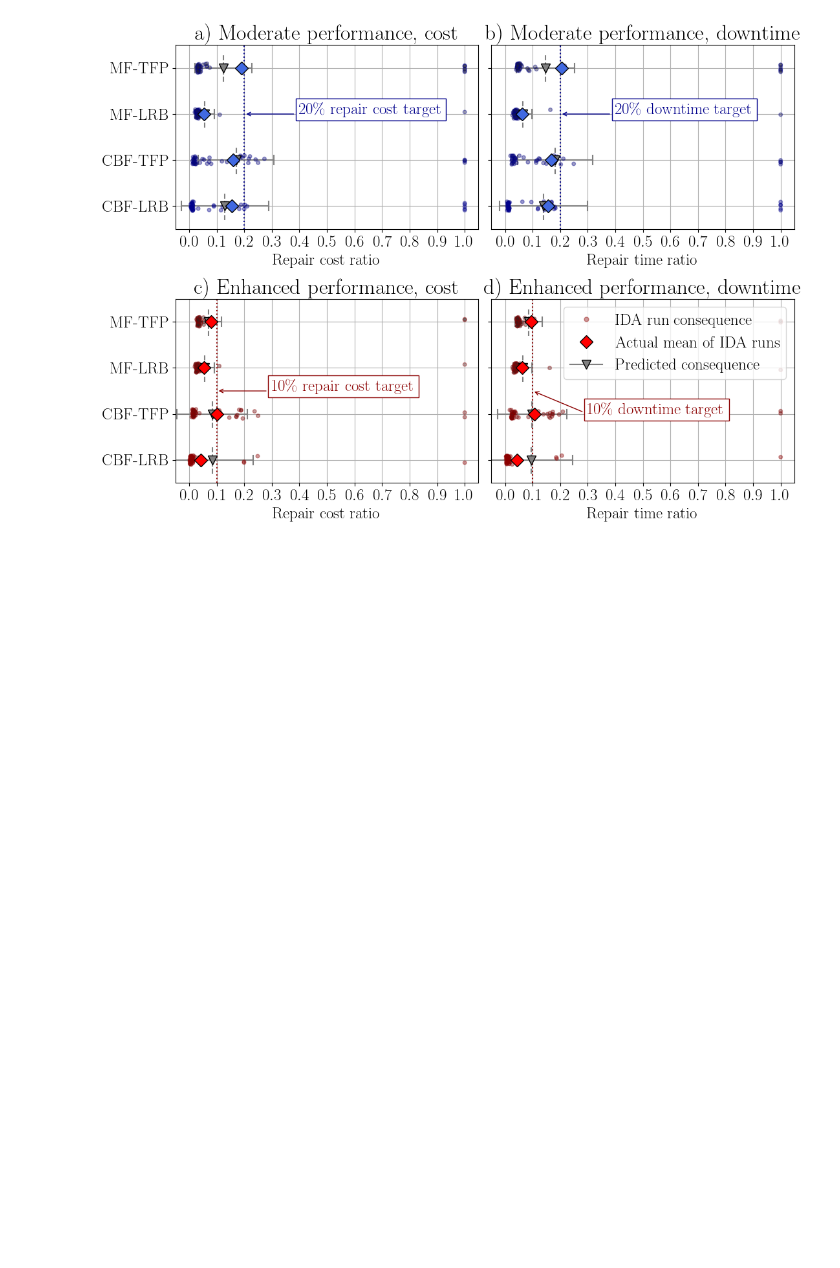
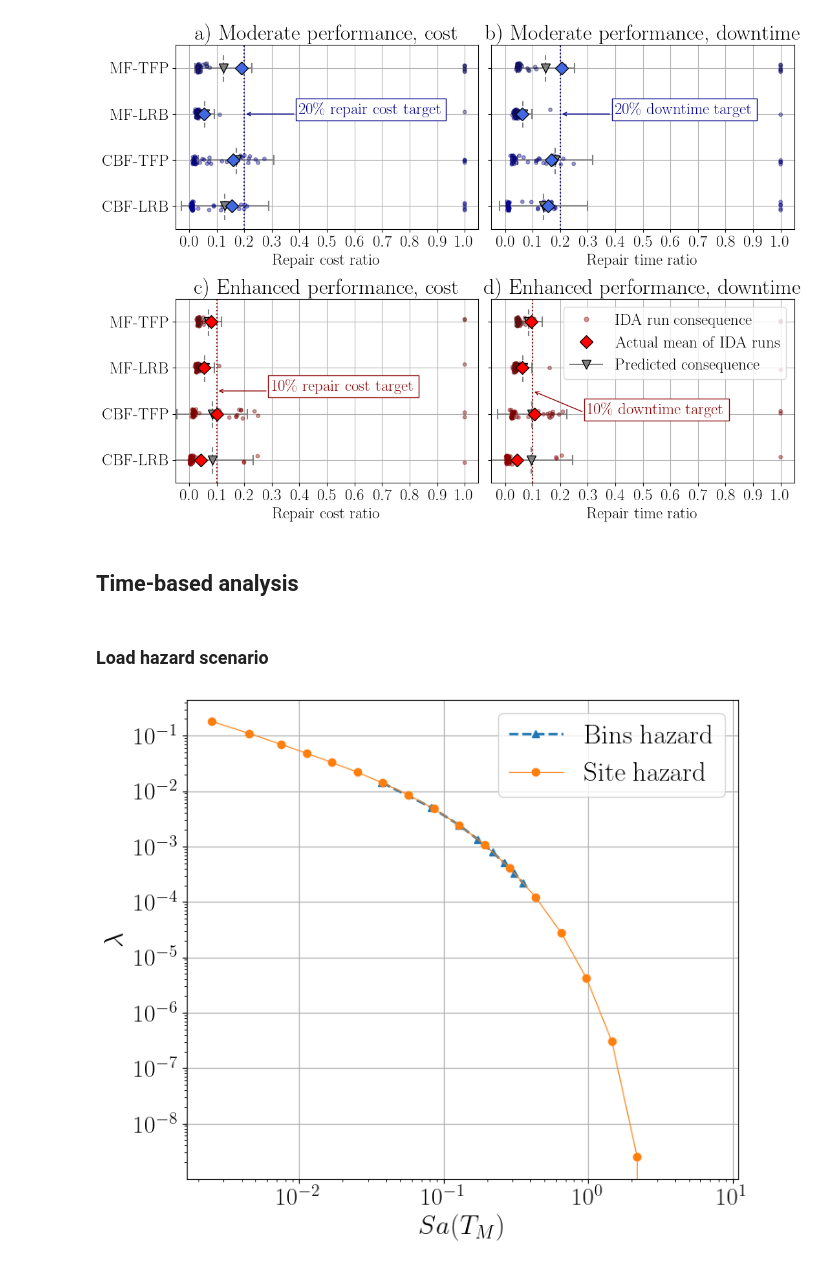
Before and after one commit to hgp297/isol-sys-database, a Jupyter notebook: src/paper/overview_presentation_figs.ipynb, the cells around one changed output. Saved outputs shown, nothing was run; the diff lists cells and outputs as text; code cells hidden in the pictures; blank space fills up the shorter version.

```diff
--- a/src/paper/overview_presentation_figs.ipynb
+++ b/src/paper/overview_presentation_figs.ipynb
@@ -2731,3 +2730,82 @@ MF-LRB runs requiring replacement: 1
 CBF-TFP runs requiring replacement: 1
 CBF-LRB runs requiring replacement: 1
 [figure]
+# %% [markdown]
+## Time-based analysis
+# %% [markdown]
+### Load hazard scenario
+# %%
+#%% define earthquake hazard
+# reference: P-58 Implementation, Ch. 3.5
+
+import json
+import bisect
+from scipy.interpolate import interp2d
+with open('../../resource/hazard_curves/dwight_7th.json') as f:
+    site_hazard_curves = json.load(f)['response']
+
+np.seterr(divide='ignore')
+
+
+def get_hazard_bins(T, hazard_curves, sa_max=1.016):
+    T_list = [0.0, 0.1, 0.2, 0.3, 0.5, 0.75, 1.0, 2.0, 3.0, 4.0, 5.0]
+    idx_between = bisect.bisect(T_list, T)
+
+    # 0 is total
+    below_lambda = hazard_curves[idx_between-1]['data'][0]['yvalues']
+    below_sa = hazard_curves[idx_between-1]['metadata']['xvalues']
+
+    above_lambda = hazard_curves[idx_between]['data'][0]['yvalues']
+    above_sa = hazard_curves[idx_between]['metadata']['xvalues']
+
+    x2 = T_list[idx_between]
+    x1 = T_list[idx_between-1]
+
+    # assume that both series have the same length
+    sa_T = [(g + h) / 2 for g, h in zip(below_sa, above_sa)]
+    lambda_T = [y1+(T-x1)*(y2-y1)/(x2-x1) for y1, y2 in zip(below_lambda, above_lambda)]
+
+    # sa max is max sa_avg from the dataset
+    if T > 1.0:
+        sa_min = 0.05/T
+    else:
+        sa_min = 0.05
+
+    # use 8 bins
+    sa_ends = np.linspace(sa_min, sa_max, 9)
+    sa_bins = (sa_ends[1:] + sa_ends[:-1]) / 2
+
+    # interpolate in logspace
+    log_lambda = np.log(lambda_T)
+    log_lambda[log_lambda == -np.inf] = -100
+    lambda_bins = np.exp(np.interp(np.log(sa_bins), np.log(sa_T), log_lambda))
+
+    # from here, methodology is to use sa_bins to scale ground motions and analyze
+    return(sa_bins, lambda_bins, sa_T, lambda_T)
+
+sa_bins, lambda_bins, sa_T, lambda_T = get_hazard_bins(3.36, site_hazard_curves,
+                                                       sa_max=0.376)
+
+
+plt.rcParams["font.family"] = "serif"
+plt.rcParams["mathtext.fontset"] = "dejavuserif"
+title_font=22
+axis_font = 22
+subt_font = 22
+label_size = 20
+clabel_size = 20
+mpl.rcParams['xtick.labelsize'] = label_size
+mpl.rcParams['ytick.labelsize'] = label_size
+plt.close('all')
+
+fig = plt.figure(figsize=(8,7))
+ax=fig.add_subplot(1, 1, 1)
+
+ax.loglog(sa_bins,lambda_bins, '--^', label='Bins hazard', linewidth=2.0)
+ax.loglog(sa_T,lambda_T, '-o', label='Site hazard', linewidth=0.8)
+ax.legend(fontsize=axis_font)
+ax.set_xlabel(r'$Sa(T_M)$', fontsize=axis_font)
+ax.set_ylabel(r'$\lambda$', fontsize=axis_font)
+ax.grid()
+# %% [output]
+[figure, added]
```
Also changed, not shown: parts of 24 cells of this notebook.
